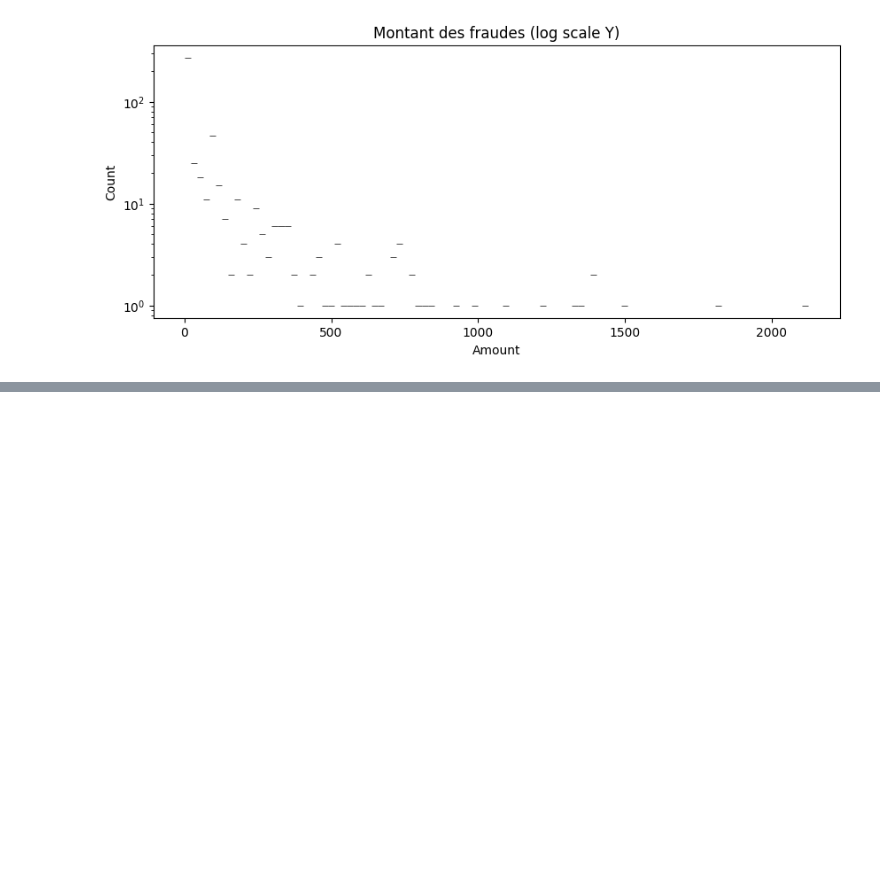
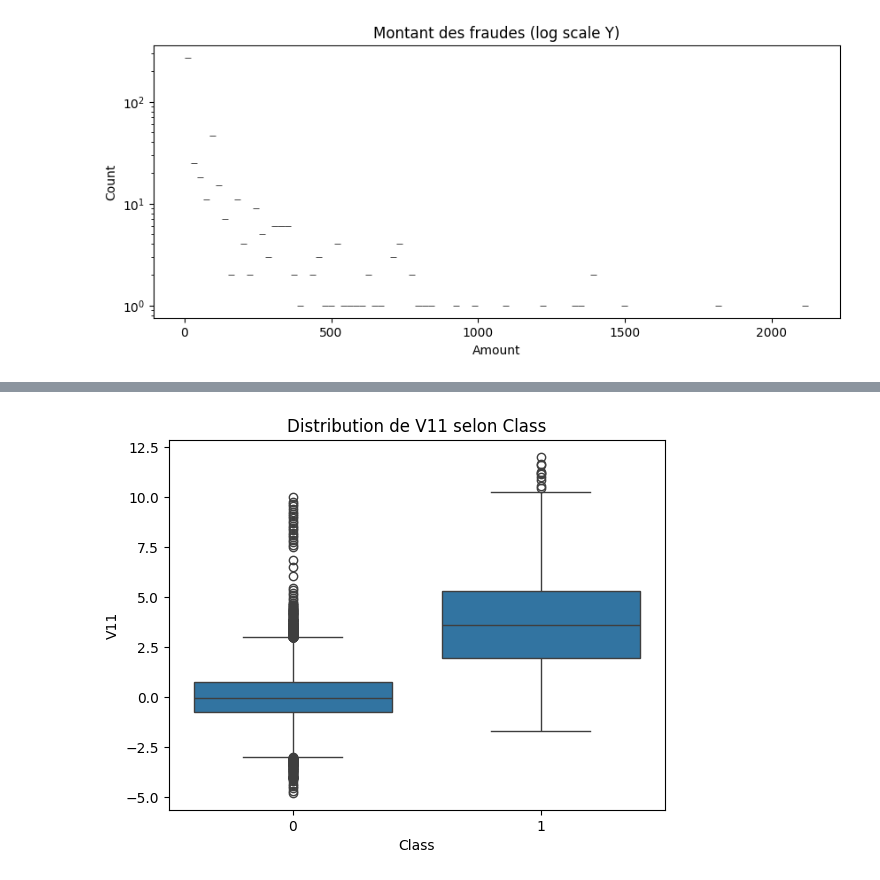
Before and after one commit to cfrBernard/ML-Fraud-Analysis, a Jupyter notebook: notebooks/01_exploration.ipynb, the cells around one changed output, grey strips where cells are left out. Cells and saved outputs as stored; diff of their text form; code cells hidden in the pictures; blank space fills up the shorter version.

```diff
--- a/notebooks/01_exploration.ipynb
+++ b/notebooks/01_exploration.ipynb
@@ -85,0 +142,9 @@ plt.show()
+# %%
+import matplotlib.pyplot as plt
+import seaborn as sns
+
+sns.boxplot(x='Class', y='V11', data=df)
+plt.title('Distribution de V11 selon Class')
+plt.show()
+# %% [output]
+[figure, added]
```
Also changed, not shown: parts of 3 cells of this notebook.
